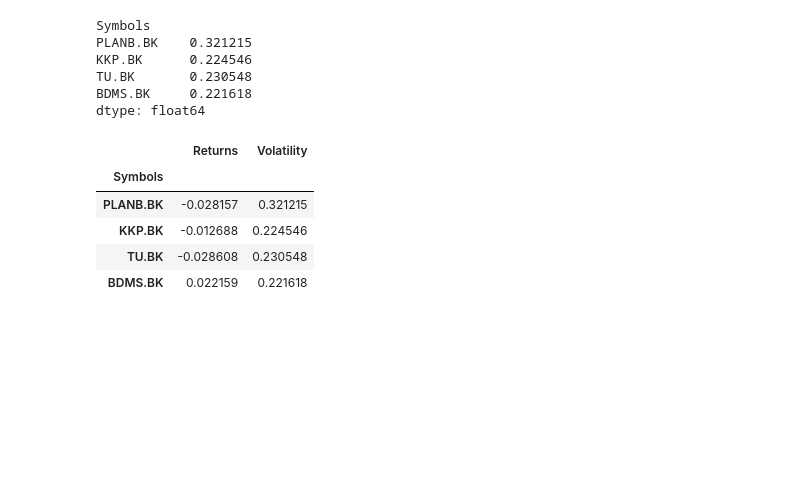
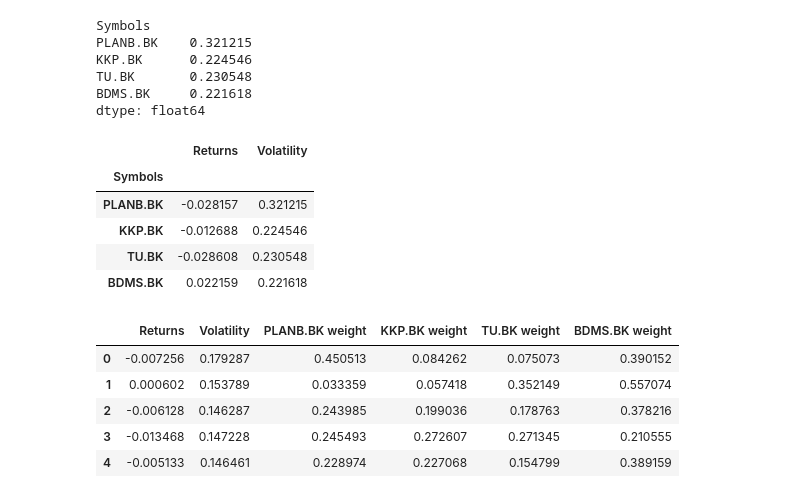
Before and after one commit to Sumetjutha/020_Review_Basic_Python_Phase_2, a Jupyter notebook: ep62.ipynb, the cells around one changed output. Saved outputs shown, nothing was run; the diff lists cells and outputs as text; code cells hidden in the pictures; blank space fills up the shorter version.

```diff
--- a/ep62.ipynb
+++ b/ep62.ipynb
@@ -119,0 +124,3 @@ assets
+# %%
+num_assets = len(df.columns)
+num_portfolios = 10000
@@ -119,0 +145,10 @@ assets
+# %%
+portfolios  = pd.DataFrame(data)
+portfolios.head() # Dataframe of the 10000 portfolios created
+# %% [output]
+|  | Returns | Volatility | PLANB.BK weight | KKP.BK weight | TU.BK weight | BDMS.BK weight |
+| 0 | -0.007256 | 0.179287 | 0.450513 | 0.084262 | 0.075073 | 0.390152 |
+| 1 | 0.000602 | 0.153789 | 0.033359 | 0.057418 | 0.352149 | 0.557074 |
+| 2 | -0.006128 | 0.146287 | 0.243985 | 0.199036 | 0.178763 | 0.378216 |
+| 3 | -0.013468 | 0.147228 | 0.245493 | 0.272607 | 0.271345 | 0.210555 |
+| 4 | -0.005133 | 0.146461 | 0.228974 | 0.227068 | 0.154799 | 0.389159 |
```
Also changed, not shown: parts of 9 cells of this notebook, 1 other file.
